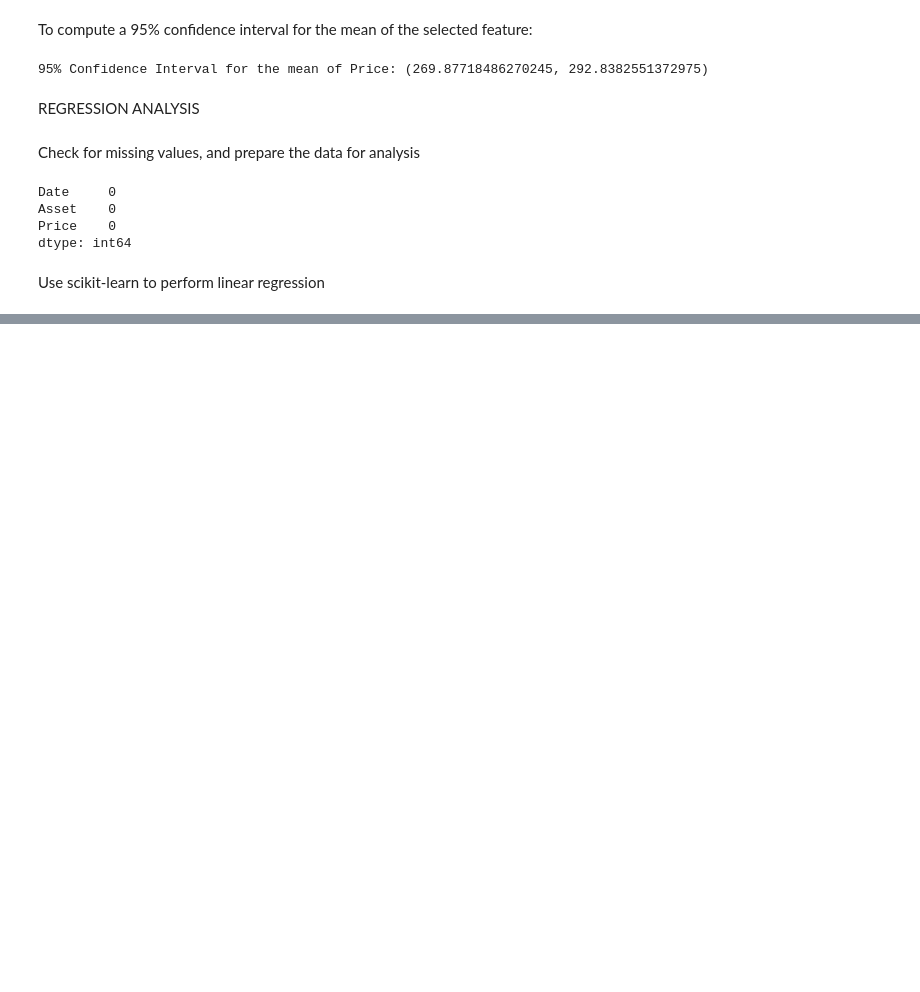
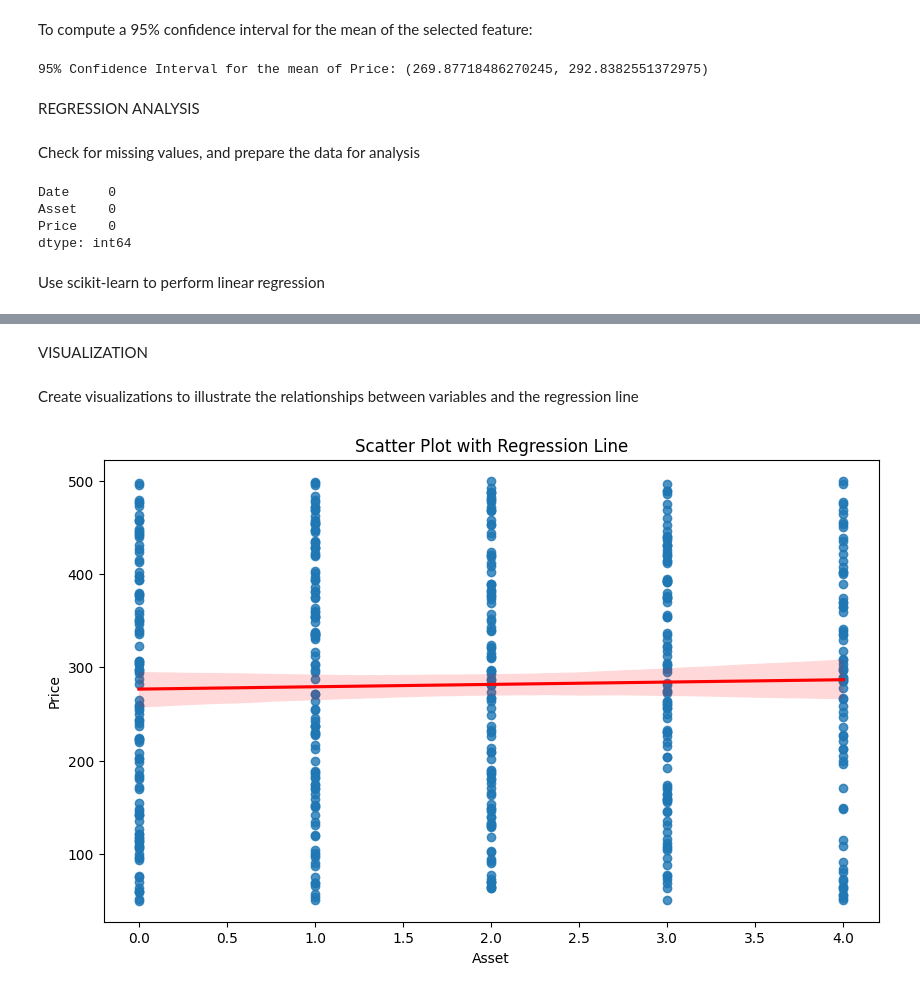
Before and after one commit to VyshnaviVunnamatla/Statistical-Analysis-on-Dataset, a Jupyter notebook: Statistical analysis.ipynb, the cells around one changed output, grey strips where cells are left out. Cells and saved outputs as stored; diff of their text form; code cells hidden in the pictures; blank space fills up the shorter version.

```diff
--- a/Statistical analysis.ipynb
+++ b/Statistical analysis.ipynb
@@ -149,3 +149,24 @@ Covariance Type:            nonrobust
 
 Notes:
 [1] Standard Errors assume that the covariance matrix of the errors is correctly specified.
+# %% [markdown]
+VISUALIZATION
+# %% [markdown]
+Create visualizations to illustrate the relationships between variables and the regression line
+# %%
+import seaborn as sns
+import matplotlib.pyplot as plt
+
+# Ensure you are using the correct column names
+x = df[['Asset_Encoded']]  # Extract as Series
+y = df['Price']  # Extract as Series
+
+# Scatter plot with regression line
+plt.figure(figsize=(10, 6))
+sns.regplot(x=x, y=y, line_kws={'color': 'red'})
+plt.xlabel("Asset")
+plt.ylabel("Price")
+plt.title('Scatter Plot with Regression Line')
+plt.show()
+# %% [output]
+[figure, added]
```
Also changed, not shown: parts of 1 cell of this notebook.
